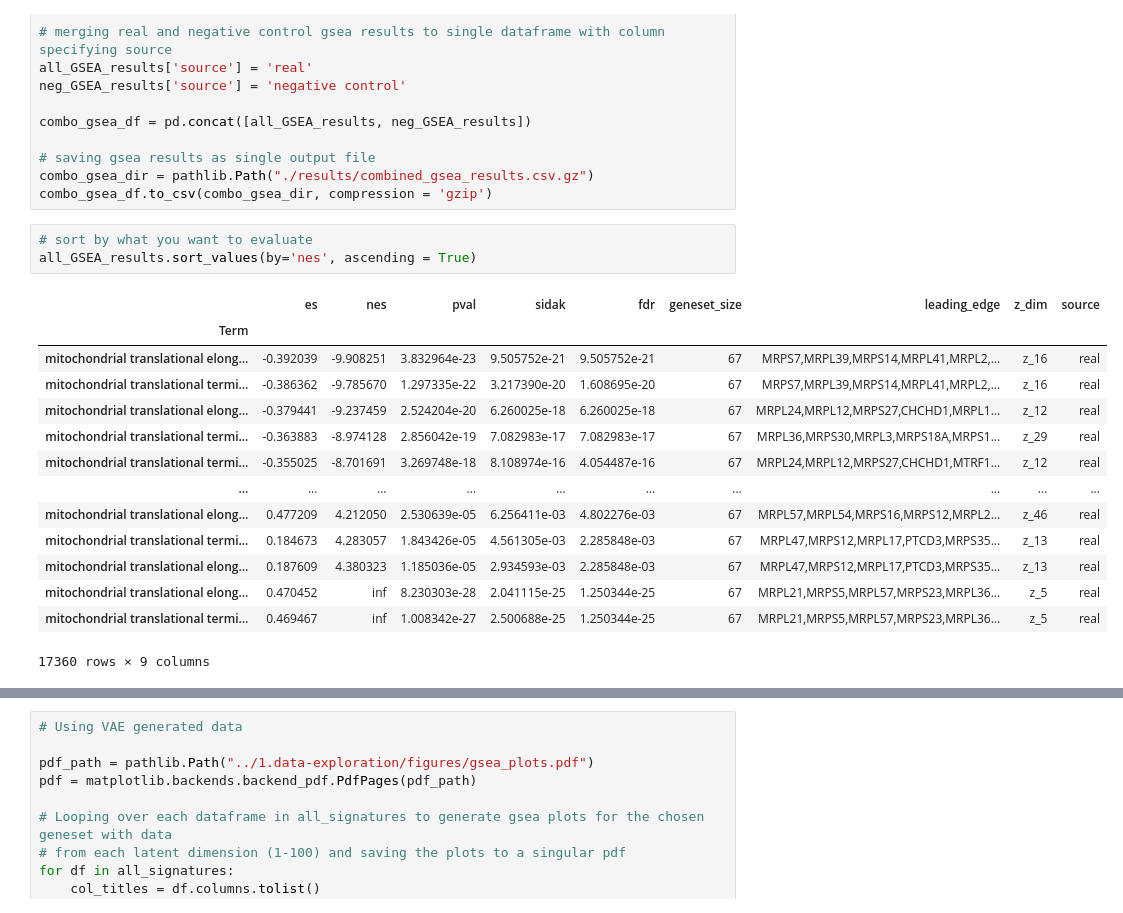
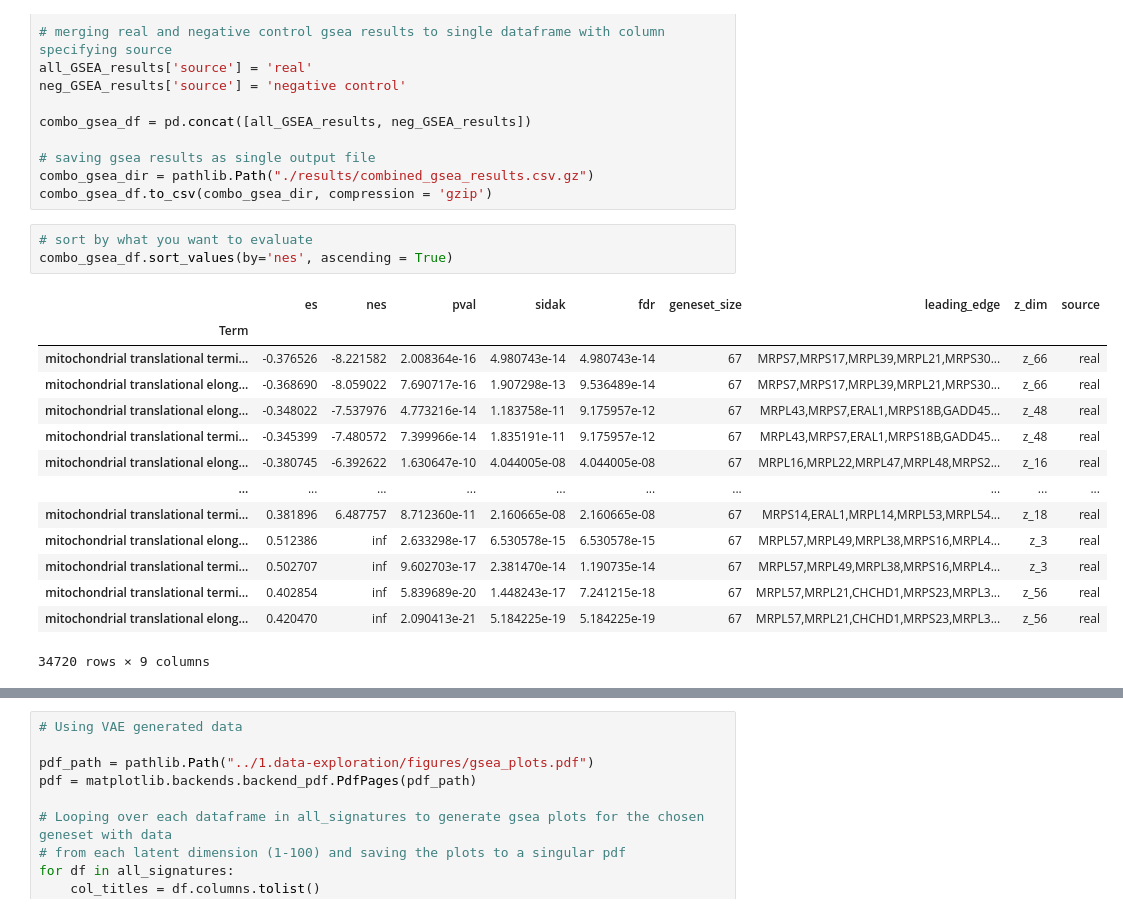
Before and after one commit to WayScience/gene_dependency_representations, a Jupyter notebook: 3.analysis/2.gene_set_enrichment_analysis.ipynb, the cells around one changed output, grey strips where cells are left out. Drawn from its saved outputs; the diff is of its cells as text.

```diff
--- a/3.analysis/2.gene_set_enrichment_analysis.ipynb
+++ b/3.analysis/2.gene_set_enrichment_analysis.ipynb
@@ -122,22 +122,22 @@ combo_gsea_dir = pathlib.Path("./results/combined_gsea_results.csv.gz")
 combo_gsea_df.to_csv(combo_gsea_dir, compression = 'gzip')
 # %%
 # sort by what you want to evaluate
-all_GSEA_results.sort_values(by='nes', ascending = True)
+combo_gsea_df.sort_values(by='nes', ascending = True)
 # %% [output]
 |  | es | nes | pval | sidak | fdr | geneset_size | leading_edge | z_dim | source |
 | Term |  |  |  |  |  |  |  |  |  |
-| mitochondrial translational elong... | -0.392039 | -9.908251 | 3.832964e-23 | 9.505752e-21 | 9.505752e-21 | 67 | MRPS7,MRPL39,MRPS14,MRPL41,MRPL2,... | z_16 | real |
-| mitochondrial translational termi... | -0.386362 | -9.785670 | 1.297335e-22 | 3.217390e-20 | 1.608695e-20 | 67 | MRPS7,MRPL39,MRPS14,MRPL41,MRPL2,... | z_16 | real |
-| mitochondrial translational elong... | -0.379441 | -9.237459 | 2.524204e-20 | 6.260025e-18 | 6.260025e-18 | 67 | MRPL24,MRPL12,MRPS27,CHCHD1,MRPL1... | z_12 | real |
-| mitochondrial translational termi... | -0.363883 | -8.974128 | 2.856042e-19 | 7.082983e-17 | 7.082983e-17 | 67 | MRPL36,MRPS30,MRPL3,MRPS18A,MRPS1... | z_29 | real |
-| mitochondrial translational termi... | -0.355025 | -8.701691 | 3.269748e-18 | 8.108974e-16 | 4.054487e-16 | 67 | MRPL24,MRPL12,MRPS27,CHCHD1,MTRF1... | z_12 | real |
+| mitochondrial translational termi... | -0.376526 | -8.221582 | 2.008364e-16 | 4.980743e-14 | 4.980743e-14 | 67 | MRPS7,MRPS17,MRPL39,MRPL21,MRPS30... | z_66 | real |
+| mitochondrial translational elong... | -0.368690 | -8.059022 | 7.690717e-16 | 1.907298e-13 | 9.536489e-14 | 67 | MRPS7,MRPS17,MRPL39,MRPL21,MRPS30... | z_66 | real |
+| mitochondrial translational elong... | -0.348022 | -7.537976 | 4.773216e-14 | 1.183758e-11 | 9.175957e-12 | 67 | MRPL43,MRPS7,ERAL1,MRPS18B,GADD45... | z_48 | real |
+| mitochondrial translational termi... | -0.345399 | -7.480572 | 7.399966e-14 | 1.835191e-11 | 9.175957e-12 | 67 | MRPL43,MRPS7,ERAL1,MRPS18B,GADD45... | z_48 | real |
+| mitochondrial translational elong... | -0.380745 | -6.392622 | 1.630647e-10 | 4.044005e-08 | 4.044005e-08 | 67 | MRPL16,MRPL22,MRPL47,MRPL48,MRPS2... | z_16 | real |
 | ... | ... | ... | ... | ... | ... | ... | ... | ... | ... |
-| mitochondrial translational elong... | 0.477209 | 4.212050 | 2.530639e-05 | 6.256411e-03 | 4.802276e-03 | 67 | MRPL57,MRPL54,MRPS16,MRPS12,MRPL2... | z_46 | real |
-| mitochondrial translational termi... | 0.184673 | 4.283057 | 1.843426e-05 | 4.561305e-03 | 2.285848e-03 | 67 | MRPL47,MRPS12,MRPL17,PTCD3,MRPS35... | z_13 | real |
-| mitochondrial translational elong... | 0.187609 | 4.380323 | 1.185036e-05 | 2.934593e-03 | 2.285848e-03 | 67 | MRPL47,MRPS12,MRPL17,PTCD3,MRPS35... | z_13 | real |
-| mitochondrial translational elong... | 0.470452 | inf | 8.230303e-28 | 2.041115e-25 | 1.250344e-25 | 67 | MRPL21,MRPS5,MRPL57,MRPS23,MRPL36... | z_5 | real |
-| mitochondrial translational termi... | 0.469467 | inf | 1.008342e-27 | 2.500688e-25 | 1.250344e-25 | 67 | MRPL21,MRPS5,MRPL57,MRPS23,MRPL36... | z_5 | real |
+| mitochondrial translational termi... | 0.381896 | 6.487757 | 8.712360e-11 | 2.160665e-08 | 2.160665e-08 | 67 | MRPS14,ERAL1,MRPL14,MRPL53,MRPL54... | z_18 | real |
+| mitochondrial translational elong... | 0.512386 | inf | 2.633298e-17 | 6.530578e-15 | 6.530578e-15 | 67 | MRPL57,MRPL49,MRPL38,MRPS16,MRPL4... | z_3 | real |
+| mitochondrial translational termi... | 0.502707 | inf | 9.602703e-17 | 2.381470e-14 | 1.190735e-14 | 67 | MRPL57,MRPL49,MRPL38,MRPS16,MRPL4... | z_3 | real |
+| mitochondrial translational termi... | 0.402854 | inf | 5.839689e-20 | 1.448243e-17 | 7.241215e-18 | 67 | MRPL57,MRPL21,CHCHD1,MRPS23,MRPL3... | z_56 | real |
+| mitochondrial translational elong... | 0.420470 | inf | 2.090413e-21 | 5.184225e-19 | 5.184225e-19 | 67 | MRPL57,MRPL21,CHCHD1,MRPS23,MRPL3... | z_56 | real |
-17360 rows × 9 columns
+34720 rows × 9 columns
 # %%
 plt.figure()
 plt.scatter(x=all_GSEA_results['es'],y=all_GSEA_results['pval'].apply(lambda x:-np.log10(x)),s=10)
```
Also changed, not shown: parts of 3 cells of this notebook, 18 other files.
